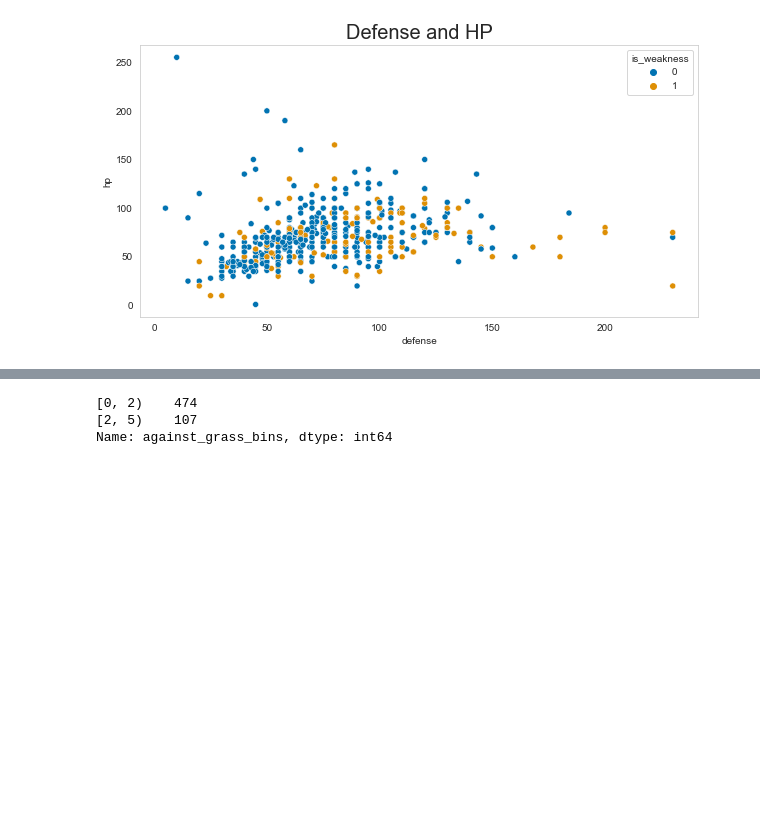
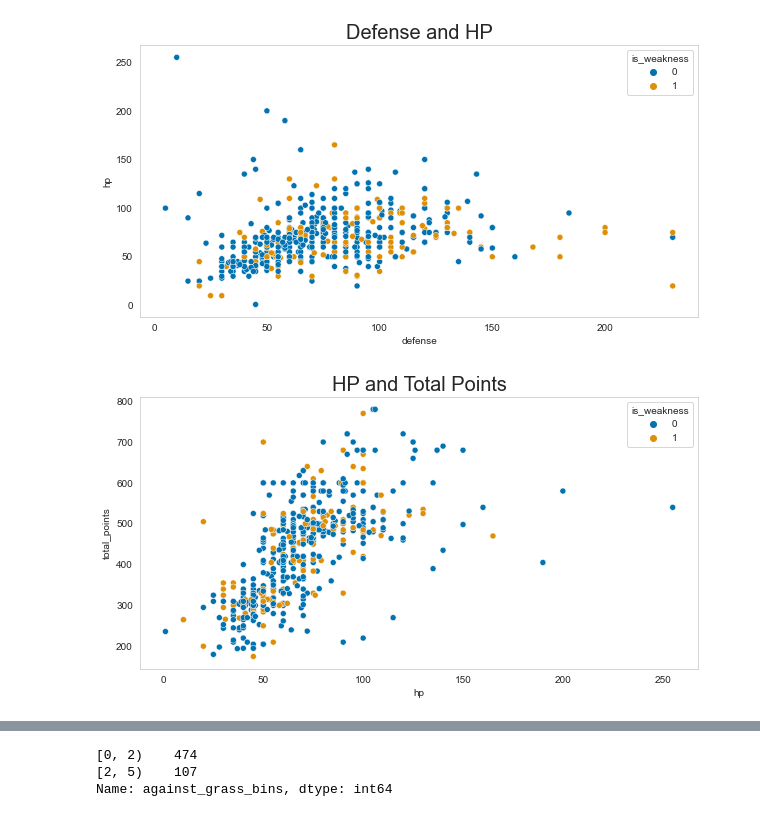
Before and after one commit to annah-vu/pokemon_project, a Jupyter notebook: second_notebook.ipynb, the cells around one changed output, grey strips where cells are left out. Drawn from its saved outputs; the diff is of its cells as text; code cells hidden in the pictures; blank space fills up the shorter version.

```diff
--- a/second_notebook.ipynb
+++ b/second_notebook.ipynb
@@ -671,6 +677,13 @@ plt.title('Defense and HP', fontsize = 20)
 plt.show()
 # %% [output]
 [figure]
+# %%
+plt.figure(figsize=(10,5))
+sns.scatterplot(x='hp',y='total_points',data=train,hue='is_weakness', palette='colorblind')
+plt.title('HP and Total Points', fontsize = 20)
+plt.show()
+# %% [output]
+[figure, added]
 # %%
 plt.figure(figsize=(10,5))
 sns.scatterplot(x='weight_kg',y='height_m',data=train,hue='is_weakness', palette='colorblind')
```
Also changed, not shown: parts of 15 cells of this notebook.
